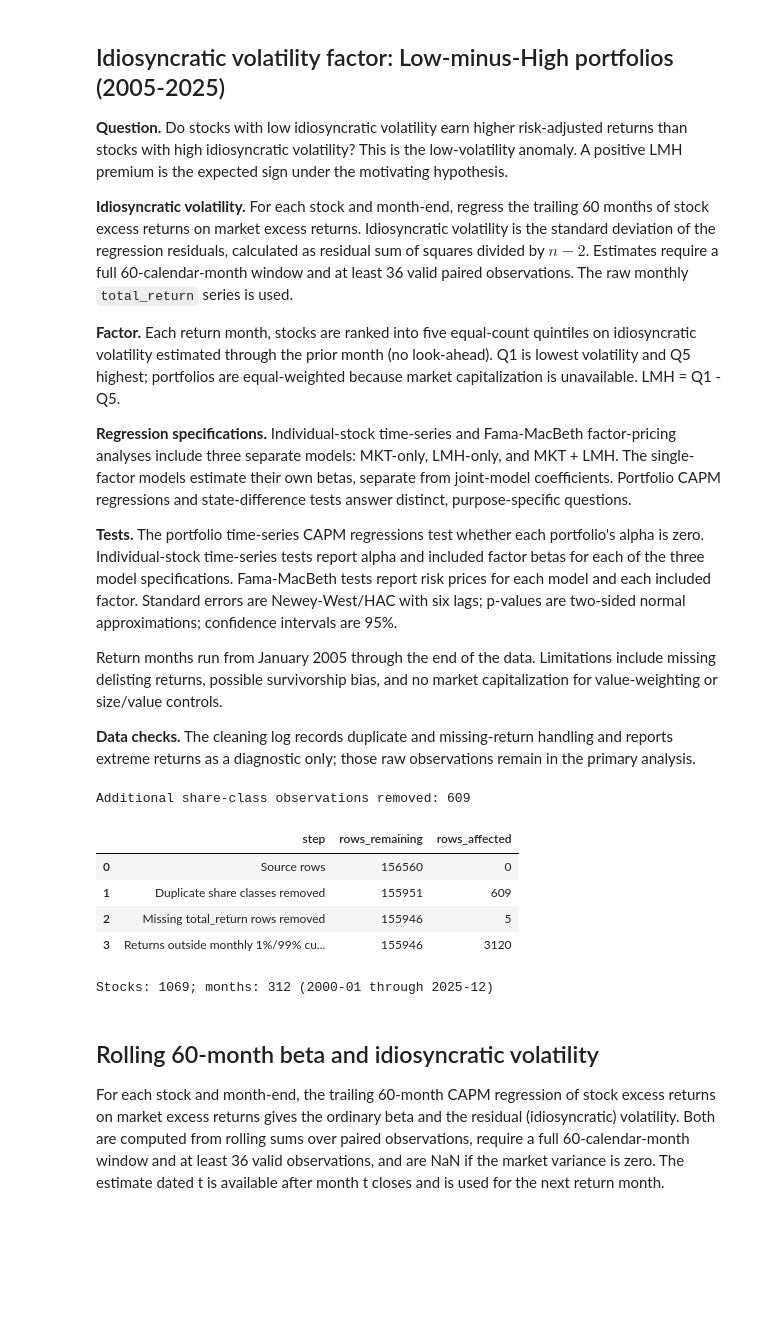
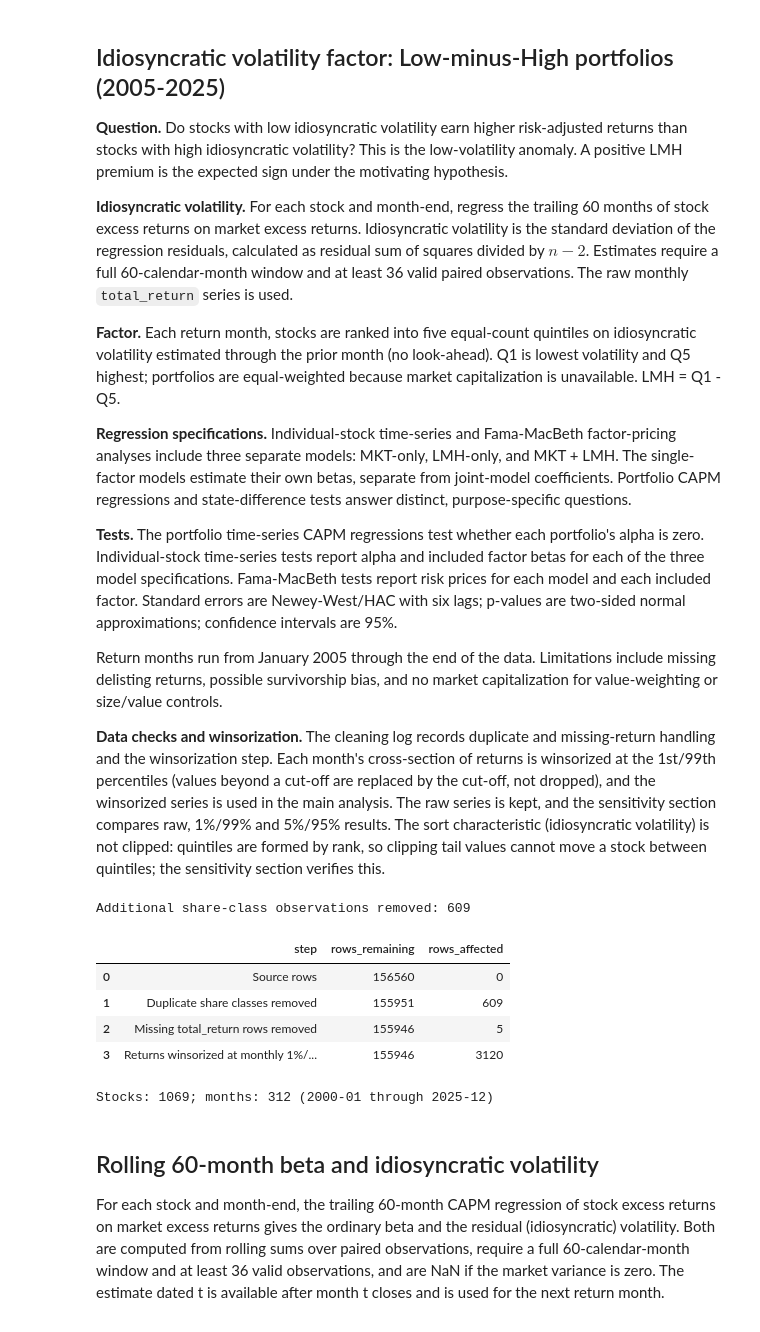
Before and after one commit to Chara1236/CFM301, a Jupyter notebook: CAPM Factors/volatility.ipynb, the cells around one changed output. Saved outputs shown, nothing was run; the diff lists cells and outputs as text; code cells hidden in the pictures; blank space fills up the shorter version.

```diff
--- a/CAPM Factors/volatility.ipynb
+++ b/CAPM Factors/volatility.ipynb
@@ -13,7 +13,7 @@
 
 Return months run from January 2005 through the end of the data. Limitations include missing delisting returns, possible survivorship bias, and no market capitalization for value-weighting or size/value controls.
 
-**Data checks.** The cleaning log records duplicate and missing-return handling and reports extreme returns as a diagnostic only; those raw observations remain in the primary analysis.
+**Data checks and winsorization.** The cleaning log records duplicate and missing-return handling and the winsorization step. Each month's cross-section of returns is winsorized at the 1st/99th percentiles (values beyond a cut-off are replaced by the cut-off, not dropped), and the winsorized series is used in the main analysis. The raw series is kept, and the sensitivity section compares raw, 1%/99% and 5%/95% results. The sort characteristic (idiosyncratic volatility) is not clipped: quintiles are formed by rank, so clipping tail values cannot move a stock between quintiles; the sensitivity section verifies this.
 # %%
 from pathlib import Path
 import math
@@ -112,41 +112,45 @@ stocks = stocks.drop_duplicates(key_columns).copy()
 stocks = stocks.drop(
     columns=["preferred", "preferred_permno", "has_return"]
 )
 
 cleaning_log.append((
     "Duplicate share classes removed",
     len(stocks),
     n_duplicates
 ))
 
 print(f"Additional share-class observations removed: {n_duplicates:,}")
 
 n_missing = int(stocks["total_return"].isna().sum())
 stocks = stocks.dropna(subset=["total_return"])
 cleaning_log.append(("Missing total_return rows removed", len(stocks), n_missing))
 
-lower, upper = stocks.groupby("date")["total_return"].transform(
-    lambda r: r.quantile(WINSOR_LOWER)), stocks.groupby("date")["total_return"].transform(
-    lambda r: r.quantile(WINSOR_UPPER))
-n_extreme = int((~stocks["total_return"].between(lower, upper)).sum())
+# Winsorize returns at monthly cross-sectional cut-offs: values beyond a cut-off are replaced by
+# the cut-off (not dropped). The raw series is kept for the raw-versus-winsorized sensitivity test.
+stocks["total_return_raw"] = stocks["total_return"]
+lower = stocks.groupby("date")["total_return"].transform(lambda r: r.quantile(WINSOR_LOWER))
+upper = stocks.groupby("date")["total_return"].transform(lambda r: r.quantile(WINSOR_UPPER))
+n_winsorized = int((~stocks["total_return"].between(lower, upper)).sum())
+stocks["total_return"] = stocks["total_return"].clip(lower=lower, upper=upper)
 cleaning_log.append(
-    (f"Returns outside monthly {WINSOR_LOWER:.0%}/{WINSOR_UPPER:.0%} cut-offs (informational; raw returns are used)",
-     len(stocks), n_extreme)
+    (f"Returns winsorized at monthly {WINSOR_LOWER:.0%}/{WINSOR_UPPER:.0%} cut-offs (replaced, not dropped)",
+     len(stocks), n_winsorized)
 )
 cleaning_log = pd.DataFrame(cleaning_log, columns=["step", "rows_remaining", "rows_affected"])
 
-# Wide month x PERMCO panel of raw total returns on the full market calendar.
+# Wide month x PERMCO panels on the full market calendar: winsorized (main analysis) and raw.
 returns_wide = stocks.pivot(index="date", columns="permco", values="total_return").reindex(calendar)
+returns_wide_raw = stocks.pivot(index="date", columns="permco", values="total_return_raw").reindex(calendar)
 display(cleaning_log)
 print(f"Stocks: {returns_wide.shape[1]}; months: {returns_wide.shape[0]} "
       f"({calendar.min():%Y-%m} through {calendar.max():%Y-%m})")
 # %% [output]
 Additional share-class observations removed: 609
 |  | step | rows_remaining | rows_affected |
 | 0 | Source rows | 156560 | 0 |
 | 1 | Duplicate share classes removed | 155951 | 609 |
 | 2 | Missing total_return rows removed | 155946 | 5 |
-| 3 | Returns outside monthly 1%/99% cu... | 155946 | 3120 |
+| 3 | Returns winsorized at monthly 1%/... | 155946 | 3120 |
 Stocks: 1069; months: 312 (2000-01 through 2025-12)
 # %% [markdown]
 ## Rolling 60-month beta and idiosyncratic volatility
```
Also changed, not shown: parts of 10 cells of this notebook.
